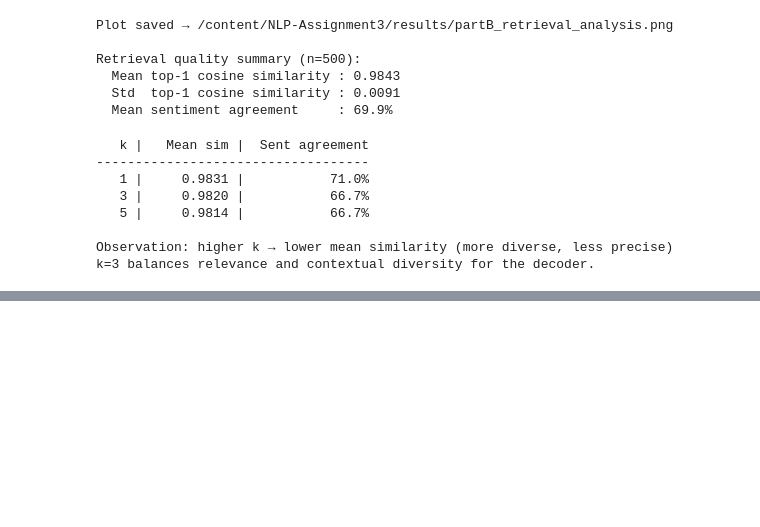
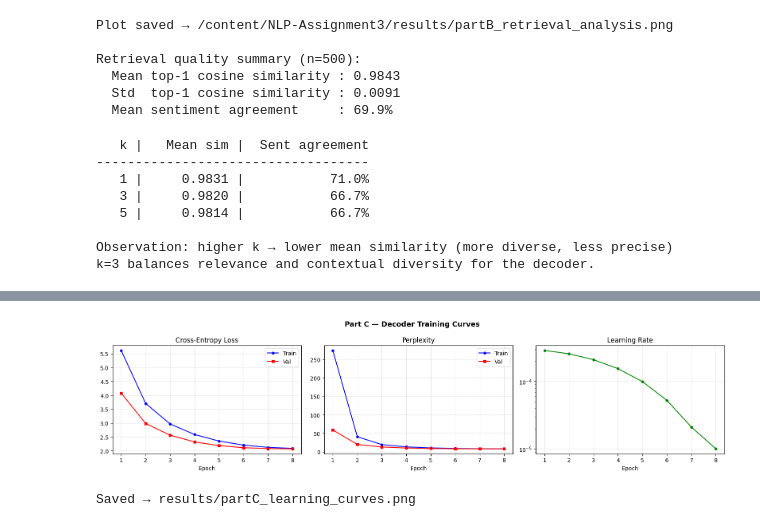
Before and after one commit to Fatima-Siddiqa/NLP-Assignment3, a Jupyter notebook: i232543-NLP-Assignment3.ipynb, the cells around one changed output, grey strips where cells are left out. Cells and saved outputs as stored; diff of their text form; code cells hidden in the pictures; blank space fills up the shorter version.

Commit message:
Part C: decoder training, generation, ablation study complete

```diff
--- a/i232543-NLP-Assignment3.ipynb
+++ b/i232543-NLP-Assignment3.ipynb
@@ -2255,0 +2903,30 @@ git_commit("Part B: retrieval module complete, context saved")
+# %%
+# Learning curves
+epochs_range = range(1, DEC_EPOCHS + 1)
+fig, axes = plt.subplots(1, 3, figsize=(16, 4))
+fig.suptitle('Part C — Decoder Training Curves', fontsize=13, fontweight='bold')
+
+axes[0].plot(epochs_range, dec_history['train_loss'], 'b-o', ms=4, label='Train')
+axes[0].plot(epochs_range, dec_history['val_loss'],   'r-s', ms=4, label='Val')
+axes[0].set_title('Cross-Entropy Loss'); axes[0].set_xlabel('Epoch')
+axes[0].legend(); axes[0].grid(True, alpha=0.3)
+axes[0].xaxis.set_major_locator(ticker.MaxNLocator(integer=True))
+
+axes[1].plot(epochs_range, dec_history['train_ppl'], 'b-o', ms=4, label='Train')
+axes[1].plot(epochs_range, dec_history['val_ppl'],   'r-s', ms=4, label='Val')
+axes[1].set_title('Perplexity'); axes[1].set_xlabel('Epoch')
+axes[1].legend(); axes[1].grid(True, alpha=0.3)
+axes[1].xaxis.set_major_locator(ticker.MaxNLocator(integer=True))
+
+axes[2].plot(epochs_range, dec_history['lr'], 'g-o', ms=4)
+axes[2].set_title('Learning Rate'); axes[2].set_xlabel('Epoch')
+axes[2].set_yscale('log'); axes[2].grid(True, alpha=0.3)
+axes[2].xaxis.set_major_locator(ticker.MaxNLocator(integer=True))
+
+plt.tight_layout()
+plt.savefig(f'{REPO_PATH}/results/partC_learning_curves.png', dpi=150, bbox_inches='tight')
+plt.show()
+print('Saved → results/partC_learning_curves.png')
+# %% [output]
+[figure, added]
+Saved → results/partC_learning_curves.png
```
Also changed, not shown: parts of 16 cells of this notebook, 3 other files.
